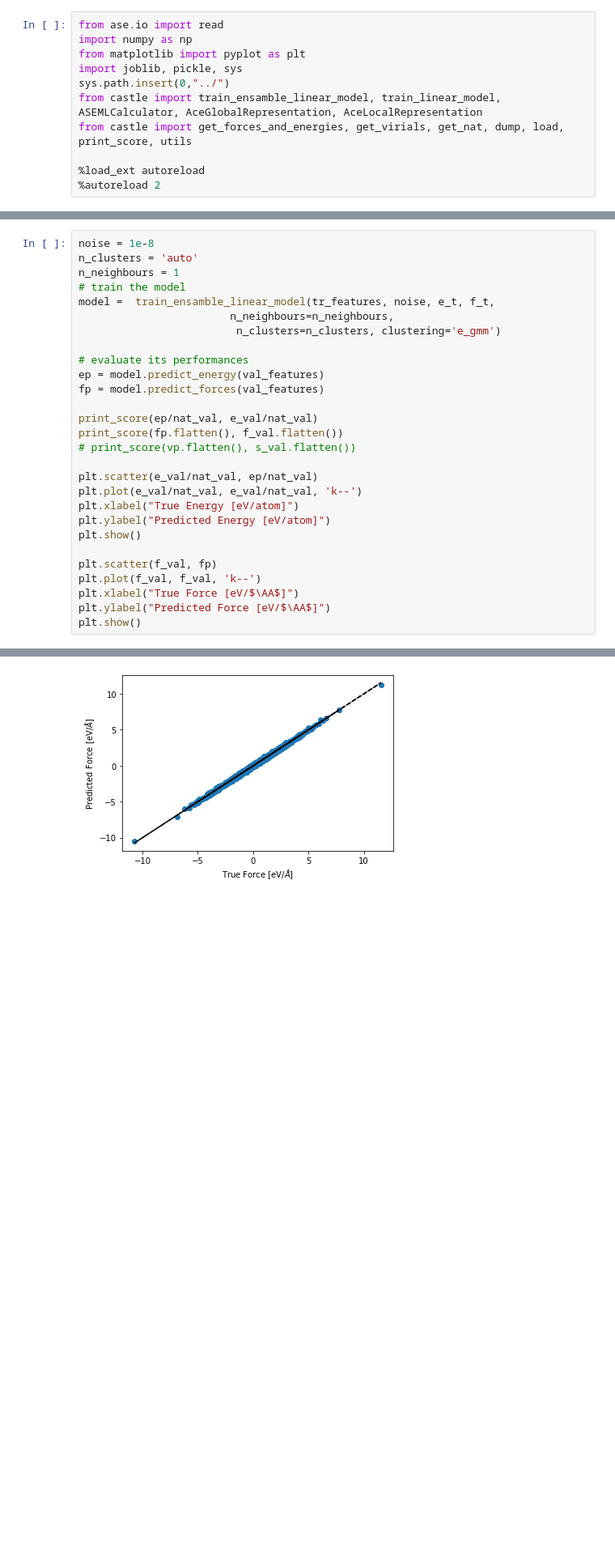
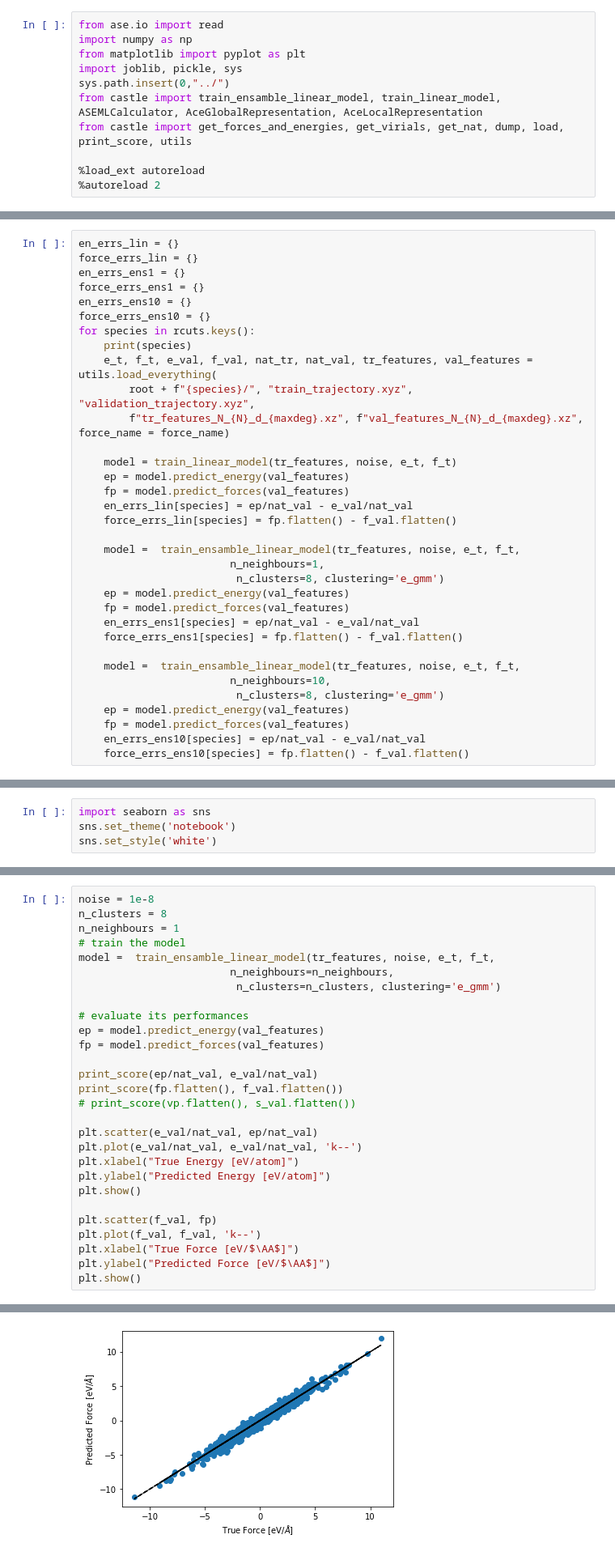
Before and after one commit to ClaudioZeni/Castle, a Jupyter notebook: notebooks/Zuo_test.ipynb, the cells around one changed output, grey strips where cells are left out. Shown at 81% size. Saved outputs shown, nothing was run; the diff lists cells and outputs as text; blank space fills up the shorter version.

```diff
--- a/notebooks/Zuo_test.ipynb
+++ b/notebooks/Zuo_test.ipynb
@@ -146,0 +170,34 @@ MAE=0.052 RMSE=0.138 SUP=4.349 R2=0.979
+# %%
+en_errs_lin = {}
+force_errs_lin = {}
+en_errs_ens1 = {}
+force_errs_ens1 = {}
+en_errs_ens10 = {}
+force_errs_ens10 = {}
+for species in rcuts.keys():
+    print(species)
+    e_t, f_t, e_val, f_val, nat_tr, nat_val, tr_features, val_features = utils.load_everything(
+        root + f"{species}/", "train_trajectory.xyz", "validation_trajectory.xyz",
+        f"tr_features_N_{N}_d_{maxdeg}.xz", f"val_features_N_{N}_d_{maxdeg}.xz", force_name = force_name)
+
+    model = train_linear_model(tr_features, noise, e_t, f_t)
+    ep = model.predict_energy(val_features)
+    fp = model.predict_forces(val_features)
+    en_errs_lin[species] = ep/nat_val - e_val/nat_val
+    force_errs_lin[species] = fp.flatten() - f_val.flatten()
+
+    model =  train_ensamble_linear_model(tr_features, noise, e_t, f_t,
+                        n_neighbours=1,
+                         n_clusters=8, clustering='e_gmm')
+    ep = model.predict_energy(val_features)
+    fp = model.predict_forces(val_features)
+    en_errs_ens1[species] = ep/nat_val - e_val/nat_val
+    force_errs_ens1[species] = fp.flatten() - f_val.flatten()
+
+    model =  train_ensamble_linear_model(tr_features, noise, e_t, f_t,
+                        n_neighbours=10,
+                         n_clusters=8, clustering='e_gmm')
+    ep = model.predict_energy(val_features)
+    fp = model.predict_forces(val_features)
+    en_errs_ens10[species] = ep/nat_val - e_val/nat_val
+    force_errs_ens10[species] = fp.flatten() - f_val.flatten()
@@ -146,0 +240,4 @@ MAE=0.052 RMSE=0.138 SUP=4.349 R2=0.979
+# %%
+import seaborn as sns
+sns.set_theme('notebook')
+sns.set_style('white')
@@ -147,6 +266,6 @@ MAE=0.052 RMSE=0.138 SUP=4.349 R2=0.979
 # %%
 noise = 1e-8
-n_clusters = 'auto'
+n_clusters = 8
 n_neighbours = 1
 # train the model
 model =  train_ensamble_linear_model(tr_features, noise, e_t, f_t,
@@ -180 +298 @@ MAE=0.021 RMSE=0.043 SUP=0.408 R2=0.998
-[figure, old version]
+[figure, new version]
```
Also changed, not shown: parts of 22 cells of this notebook, 2 other files.
